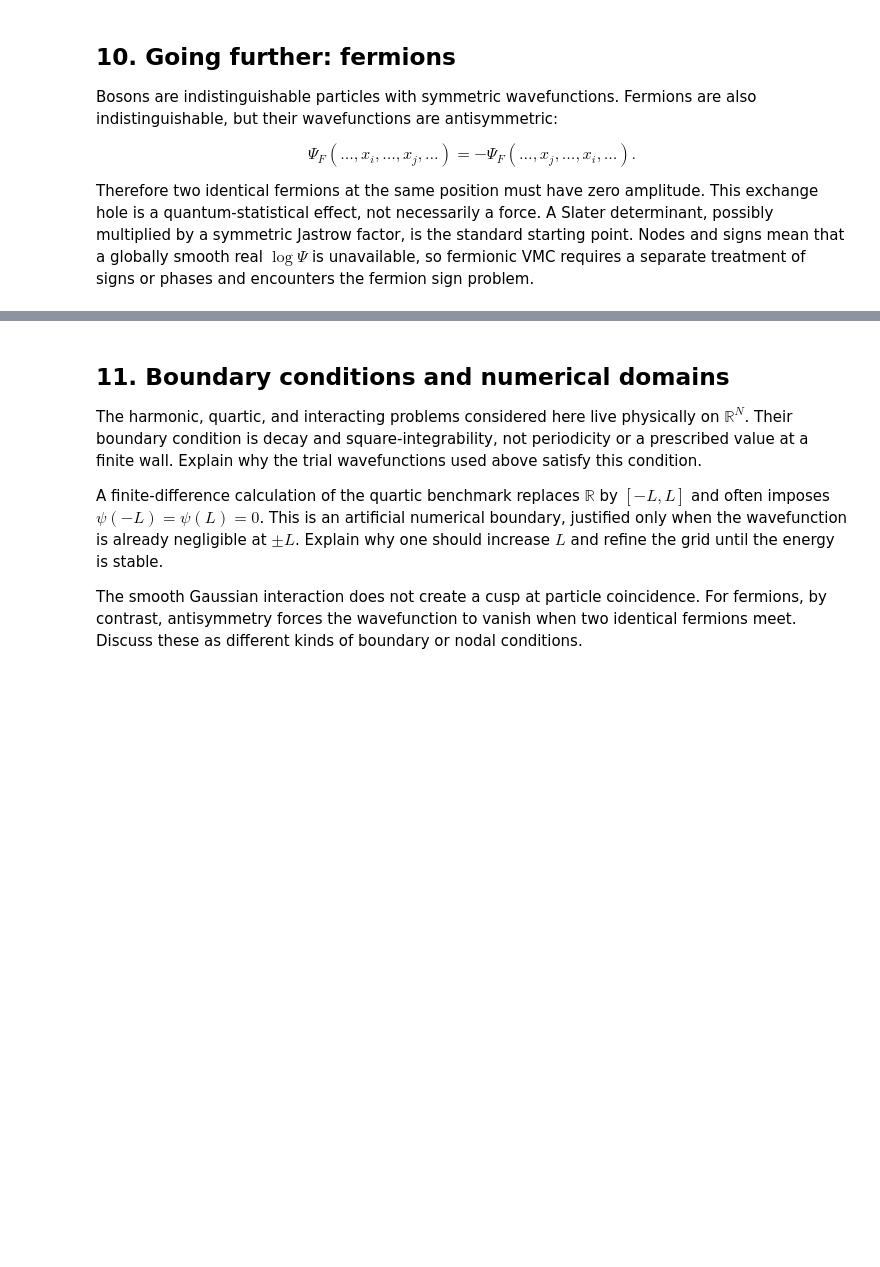
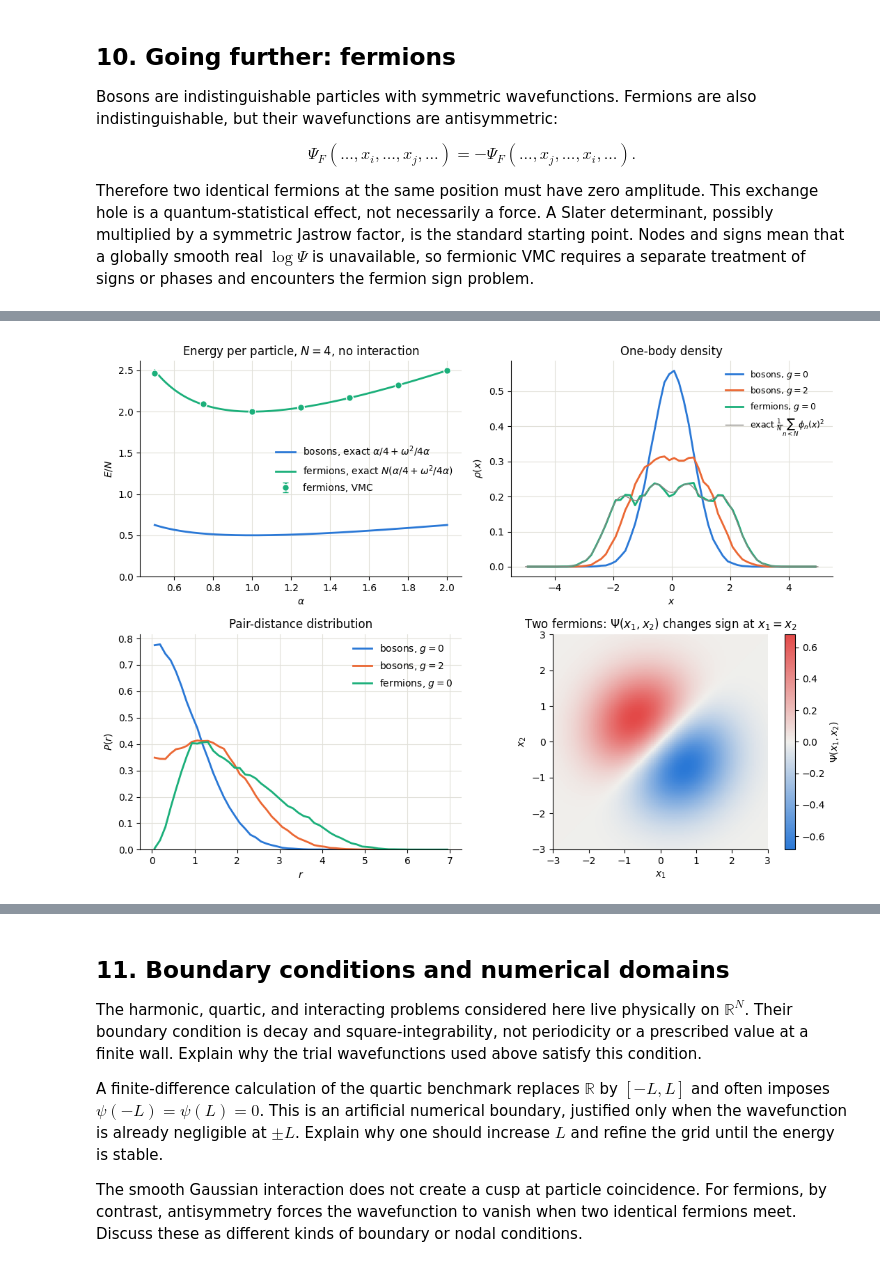
Before and after one commit to FrancescoMinisini/TPIV1, a Jupyter notebook: Countinuos/VMC.ipynb, the cells around one changed output, grey strips where cells are left out. Cells and saved outputs as stored; diff of their text form; code cells hidden in the pictures; blank space fills up the shorter version.

```diff
--- a/Countinuos/VMC.ipynb
+++ b/Countinuos/VMC.ipynb
@@ -852,0 +888,94 @@ Therefore two identical fermions at the same position must have zero amplitude.
+# %%
+from matplotlib.colors import LinearSegmentedColormap
+
+def vmc_fermions(alpha, potential, n_particles, n_samples=10000, n_discard=500, step_size=1.5):
+    # one VMC run at fixed alpha: samples, energy and its error
+    params = np.array([alpha])
+    logpsi = lambda x: logpsi_fermions(params, x)
+    grad_logpsi = lambda x: grad_logpsi_fermions(params, x)
+    laplacian_logpsi = lambda x: laplacian_logpsi_fermions(params, x)
+
+    x = sample_mcmc(logpsi, n_particles, n_samples, n_discard, step_size)
+    eloc = local_energy(logpsi, grad_logpsi, laplacian_logpsi, potential, x)
+    energy, err = estimate_energy(eloc)
+    return x, energy, err
+
+
+omega = 1.0
+n_particles = 4
+potential = lambda x: harmonic_potential(x, omega)
+C_FERMI = "#1baf7a"
+
+# antisymmetry: exchanging two fermions changes the sign of Psi and leaves |Psi| unchanged
+x_test = rng.normal(size=(5, n_particles))
+x_exchanged = x_test.copy()
+x_exchanged[:, [0, 1]] = x_test[:, [1, 0]]
+sign, logabs = slater_determinant([omega], x_test)
+sign_exchanged, logabs_exchanged = slater_determinant([omega], x_exchanged)
+print("sign of Psi                   :", sign)
+print("after exchanging two particles:", sign_exchanged)
+print("largest change of log|Psi|    :", np.max(np.abs(logabs_exchanged - logabs)))
+print("log|det| - logpsi_fermions    :", np.round(logabs - logpsi_fermions([omega], x_test), 6), "(the same constant)")
+
+# energy as a function of alpha, then a long run at alpha = omega for the observables
+alphas = np.linspace(0.5, 2.0, 7)
+runs = [vmc_fermions(alpha, potential, n_particles) for alpha in alphas]
+energies = np.array([run[1] for run in runs]) / n_particles
+errors = np.array([run[2] for run in runs]) / n_particles
+x_fermions, energy_fermions, err_fermions = vmc_fermions(omega, potential, n_particles, n_samples=30000)
+
+print()
+print(f"fermions at alpha = omega: E = {energy_fermions:.4f} +- {err_fermions:.4f}   (exact N^2 omega/2 = {n_particles**2*omega/2})")
+print(f"bosons   at alpha = omega: E = N omega/2 = {n_particles*omega/2}")
+
+# the boson samples are the ones of section 9, without interaction and with the strongest repulsion
+systems = [(f"bosons, $g={coupling_values[0]:g}$", scan_samples[0], C_VMC),
+           (f"bosons, $g={coupling_values[-1]:g}$", scan_samples[-1], C_EXACT),
+           ("fermions, $g=0$", x_fermions, C_FERMI)]
+print()
+print("                    <x^2>              P(r<sigma)")
+for label, samples, color in systems:
+    cloud, cloud_err = mean_square_position(samples)
+    close, close_err = close_pair_probability(samples, interaction_range)
+    print(f"{label.replace('$', ''):18s}  {cloud:.3f} +- {cloud_err:.3f}     {close:.3f} +- {close_err:.3f}")
+
+fig, axes = plt.subplots(2, 2, figsize=(11, 8))
+(ax_E, ax_rho), (ax_pair, ax_psi) = axes
+
+alpha_grid = np.linspace(alphas[0], alphas[-1], 200)
+ax_E.plot(alpha_grid, alpha_grid/4 + omega**2/(4*alpha_grid), color=C_VMC, label=r"bosons, exact $\alpha/4+\omega^2/4\alpha$")
+ax_E.plot(alpha_grid, n_particles*(alpha_grid/4 + omega**2/(4*alpha_grid)), color=C_FERMI, label=r"fermions, exact $N(\alpha/4+\omega^2/4\alpha)$")
+ax_E.errorbar(alphas, energies, yerr=errors, fmt="o", color=C_FERMI, markersize=7, markeredgecolor="white", capsize=3, label="fermions, VMC")
+ax_E.set(xlabel=r"$\alpha$", ylabel="$E/N$", title=rf"Energy per particle, $N={n_particles}$, no interaction")
+ax_E.set_ylim(bottom=0)
+ax_E.legend(frameon=False)
+
+for label, samples, color in systems:
+    centers, density = one_body_density(samples, np.linspace(-5, 5, 61))
+    ax_rho.plot(centers, density, color=color, label=label)
+    pair_density, edges = np.histogram(pair_distances(samples).ravel(), bins=np.linspace(0, 7, 57), density=True)
+    ax_pair.plot(.5*(edges[1:] + edges[:-1]), pair_density, color=color, label=label)
+# one fermion per orbital: the exact density is the average of the densities of the N lowest orbitals
+grid = np.linspace(-5, 5, 400)
+ax_rho.plot(grid, np.mean(np.power(oscillator_orbitals(grid, n_particles, omega), 2), axis=-1), color=C_REF, linewidth=1, label=r"exact $\frac{1}{N}\sum_{n<N}\phi_n(x)^2$")
+ax_rho.set(xlabel="$x$", ylabel=r"$\rho(x)$", title="One-body density")
+ax_rho.legend(frameon=False, fontsize=9)
+ax_pair.set(xlabel="$r$", ylabel="$P(r)$", title="Pair-distance distribution")
+ax_pair.set_ylim(bottom=0)
+ax_pair.legend(frameon=False)
+
+# two fermions: Psi(x1, x2) = phi_0(x1) phi_1(x2) - phi_1(x1) phi_0(x2)
+grid = np.linspace(-3, 3, 201)
+x1, x2 = np.meshgrid(grid, grid)
+sign, logabs = slater_determinant([omega], np.stack([x1.ravel(), x2.ravel()], axis=1))
+psi = (sign*np.exp(logabs)).reshape(x1.shape)
+sign_colors = LinearSegmentedColormap.from_list("sign", ["#2a78d6", "#f0efec", "#e34948"])
+image = ax_psi.pcolormesh(x1, x2, psi, cmap=sign_colors, vmin=-np.max(np.abs(psi)), vmax=np.max(np.abs(psi)), shading="auto", rasterized=True)
+ax_psi.grid(False)
+ax_psi.set_aspect("equal")
+ax_psi.set(xlabel="$x_1$", ylabel="$x_2$", title=r"Two fermions: $\Psi(x_1,x_2)$ changes sign at $x_1=x_2$")
+fig.colorbar(image, ax=ax_psi, label=r"$\Psi(x_1,x_2)$")
+
+fig.tight_layout()
+plt.show()
+# %% [output]
@@ -852,0 +994 @@ Therefore two identical fermions at the same position must have zero amplitude.
+[figure, added]
```
Also changed, not shown: parts of 5 cells of this notebook.
